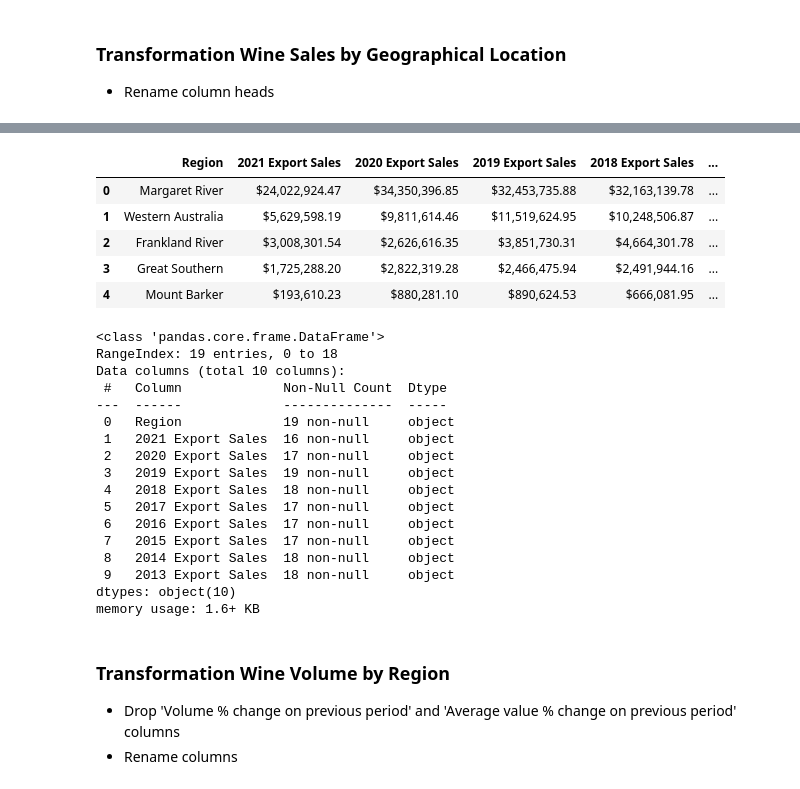
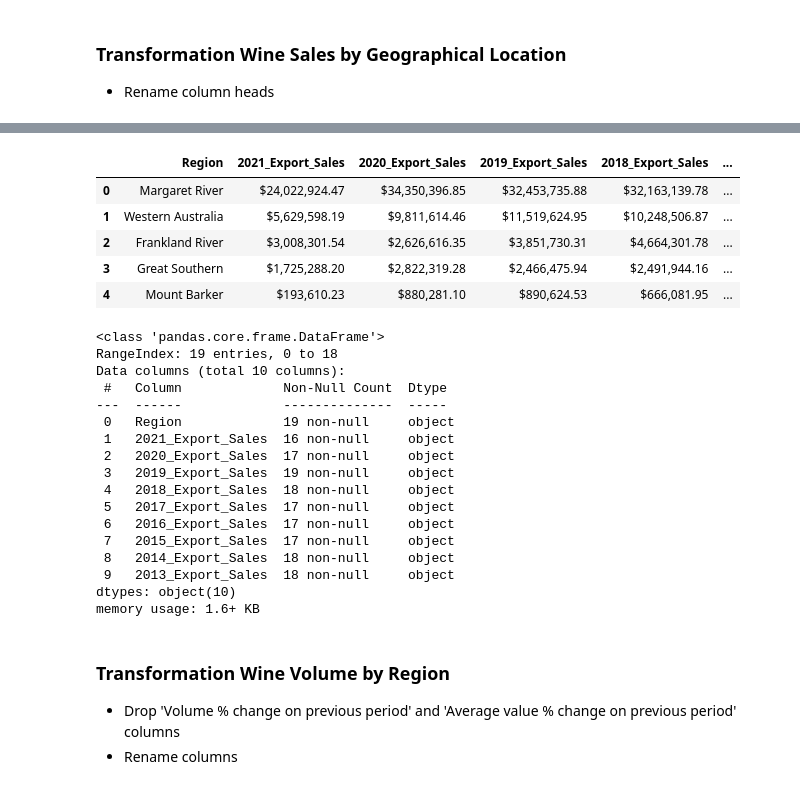
Before and after one commit to CarmenK2/ETL-project, a Jupyter notebook: winery_data.ipynb, the cells around one changed output, grey strips where cells are left out. Cells and saved outputs as stored; diff of their text form; code cells hidden in the pictures.

```diff
--- a/winery_data.ipynb
+++ b/winery_data.ipynb
@@ -76,12 +76,12 @@ GeoWineSales_df.head()
 | 4 | Mount Barker | $193,610.23 | $880,281.10 | $890,624.53 | $666,081.95 | $506,934.61 | $478,963.91 | $305,235.72 | $352,837.22 | $951,730.70 |
 # %%
 # Rename 'Label geographical location' to 'Region', add 'Export Sales' to each year
-GeoWineSales_df = GeoWineSales_df.rename(columns={"Label geographical indicator":"Region", "2021":"2021 Export Sales", "2020":"2020 Export Sales", "2019":"2019 Export Sales", "2018":"2018 Export Sales", "2017":"2017 Export Sales", "2016":"2016 Export Sales", "2015":"2015 Export Sales", "2014":"2014 Export Sales", "2013":"2013 Export Sales"})
+GeoWineSales_df = GeoWineSales_df.rename(columns={"Label geographical indicator":"Region", "2021":"2021_Export_Sales", "2020":"2020_Export_Sales", "2019":"2019_Export_Sales", "2018":"2018_Export_Sales", "2017":"2017_Export_Sales", "2016":"2016_Export_Sales", "2015":"2015_Export_Sales", "2014":"2014_Export_Sales", "2013":"2013_Export_Sales"})
 
 # Display dataframe
 GeoWineSales_df.head()
 # %% [output]
-|  | Region | 2021 Export Sales | 2020 Export Sales | 2019 Export Sales | 2018 Export Sales | ... |
+|  | Region | 2021_Export_Sales | 2020_Export_Sales | 2019_Export_Sales | 2018_Export_Sales | ... |
 | 0 | Margaret River | $24,022,924.47 | $34,350,396.85 | $32,453,735.88 | $32,163,139.78 | ... |
 | 1 | Western Australia | $5,629,598.19 | $9,811,614.46 | $11,519,624.95 | $10,248,506.87 | ... |
 | 2 | Frankland River | $3,008,301.54 | $2,626,616.35 | $3,851,730.31 | $4,664,301.78 | ... |
@@ -97,15 +97,15 @@ Data columns (total 10 columns):
  #   Column             Non-Null Count  Dtype
 ---  ------             --------------  -----
  0   Region             19 non-null     object
- 1   2021 Export Sales  16 non-null     object
- 2   2020 Export Sales  17 non-null     object
- 3   2019 Export Sales  19 non-null     object
- 4   2018 Export Sales  18 non-null     object
- 5   2017 Export Sales  17 non-null     object
- 6   2016 Export Sales  17 non-null     object
- 7   2015 Export Sales  17 non-null     object
- 8   2014 Export Sales  18 non-null     object
- 9   2013 Export Sales  18 non-null     object
+ 1   2021_Export_Sales  16 non-null     object
+ 2   2020_Export_Sales  17 non-null     object
+ 3   2019_Export_Sales  19 non-null     object
+ 4   2018_Export_Sales  18 non-null     object
+ 5   2017_Export_Sales  17 non-null     object
+ 6   2016_Export_Sales  17 non-null     object
+ 7   2015_Export_Sales  17 non-null     object
+ 8   2014_Export_Sales  18 non-null     object
+ 9   2013_Export_Sales  18 non-null     object
 dtypes: object(10)
 memory usage: 1.6+ KB
 # %% [markdown]
```
Also changed, not shown: parts of 6 cells of this notebook, 1 other file.
